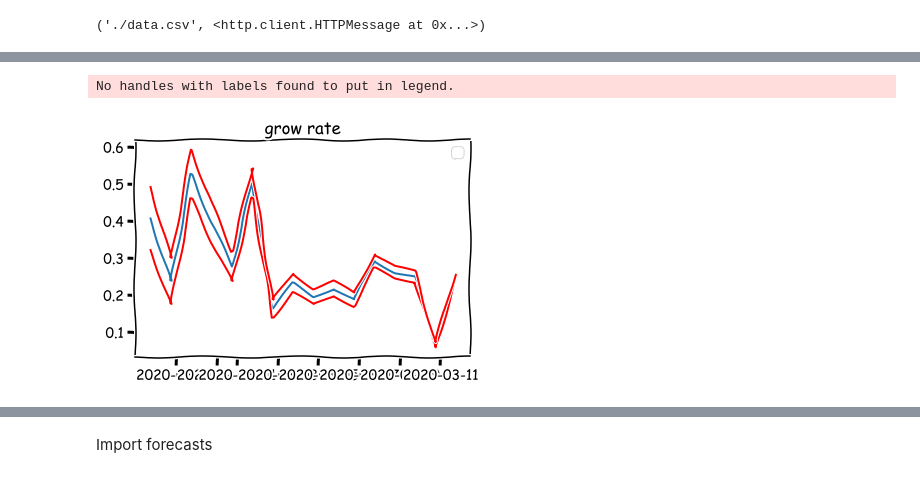
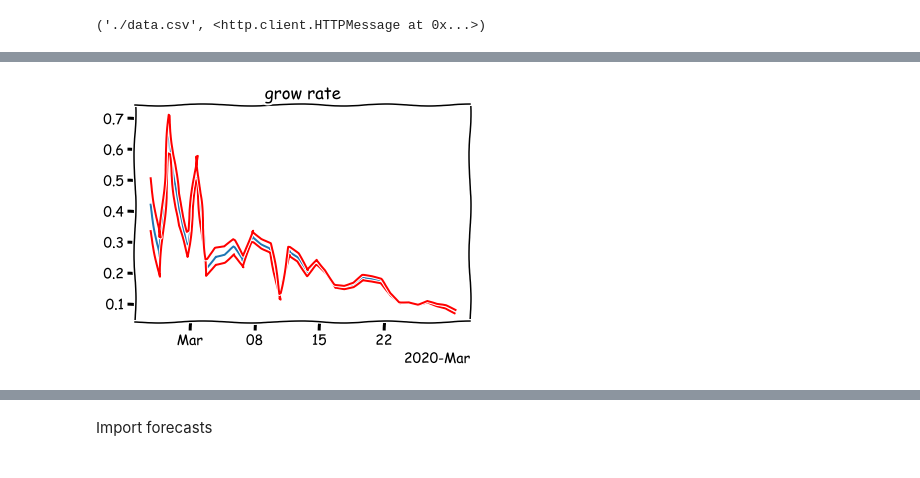
Before and after one commit to Marco-Santoni/covid19, a Jupyter notebook: analysis.ipynb, the cells around one changed output, grey strips where cells are left out. Drawn from its saved outputs; the diff is of its cells as text; code cells hidden in the pictures.

```diff
--- a/analysis.ipynb
+++ b/analysis.ipynb
@@ -24,6 +32,6 @@ df['grow_rate'] = df['nuovi_attualmente_positivi'] / df['totale_positivi_ieri']
 # %%
 with plt.xkcd():
-    plt.plot(df['data'], df['totale_casi'], label='total of positive')
+    plt.plot(df['data'], df['nuovi_contagi'], label='nuovi_contagi')
     locator = mdates.AutoDateLocator(minticks=3, maxticks=7)
     formatter = mdates.ConciseDateFormatter(locator)
     ax = plt.gca()
@@ -47,6 +55,11 @@ with plt.xkcd():
 # %%
 with plt.xkcd():
-    plt.plot(df['data'], df['nuovi_attualmente_positivi'], label='nuovi_attualmente_positivi')
-    plt.plot(df['data'], df['totale_positivi_ieri'], label='totale_positivi_ieri')
+    plt.plot(df['data'], df['nuovi_contagi'], label='nuovi contagi')
+    plt.plot(df['data'], df['nuovi_tamponi'], label='tamponi')
     plt.legend()
+    locator = mdates.AutoDateLocator(minticks=3, maxticks=7)
+    formatter = mdates.ConciseDateFormatter(locator)
+    ax = plt.gca()
+    ax.xaxis.set_major_locator(locator)
+    ax.xaxis.set_major_formatter(formatter)
 # %% [output]
@@ -53,0 +67,11 @@ with plt.xkcd():
+# %%
+with plt.xkcd():
+    plt.plot(df['data'], df['totale_attualmente_positivi'], label='totale_attualmente_positivi')
+    plt.plot(df['data'], df['totale_casi'], label='totale_casi')
+    plt.plot(df['data'], df['totale_ospedalizzati'], label='totale_ospedalizzati')
+    plt.legend()
+    locator = mdates.AutoDateLocator(minticks=3, maxticks=7)
+    formatter = mdates.ConciseDateFormatter(locator)
+    ax = plt.gca()
+    ax.xaxis.set_major_locator(locator)
+    ax.xaxis.set_major_formatter(formatter)
@@ -62,14 +88,18 @@ def ci_upp(new, ieri):
     low, upp = proportion_confint(new, ieri, alpha=0.01, method='normal')
     return upp
 # %%
-df['ci_low'] = df.apply(lambda r: ci_low(r['nuovi_attualmente_positivi'], r['totale_positivi_ieri']), axis=1)
-df['ci_upp'] = df.apply(lambda r: ci_upp(r['nuovi_attualmente_positivi'], r['totale_positivi_ieri']), axis=1)
+df['ci_low'] = df.apply(lambda r: ci_low(r['nuovi_contagi'], r['totale_positivi_ieri']), axis=1)
+df['ci_upp'] = df.apply(lambda r: ci_upp(r['nuovi_contagi'], r['totale_positivi_ieri']), axis=1)
 # %%
 with plt.xkcd():
     plt.plot(df['data'], df['grow_rate'])
     plt.plot(df['data'], df['ci_low'], 'r')
     plt.plot(df['data'], df['ci_upp'], 'r')
     plt.title('grow rate')
+    locator = mdates.AutoDateLocator(minticks=3, maxticks=7)
+    formatter = mdates.ConciseDateFormatter(locator)
+    ax = plt.gca()
+    ax.xaxis.set_major_locator(locator)
+    ax.xaxis.set_major_formatter(formatter)
 # %% [output]
-No handles with labels found to put in legend.
-[figure, old version]
+[figure, new version]
```
Also changed, not shown: parts of 9 cells of this notebook, 1 other file.
